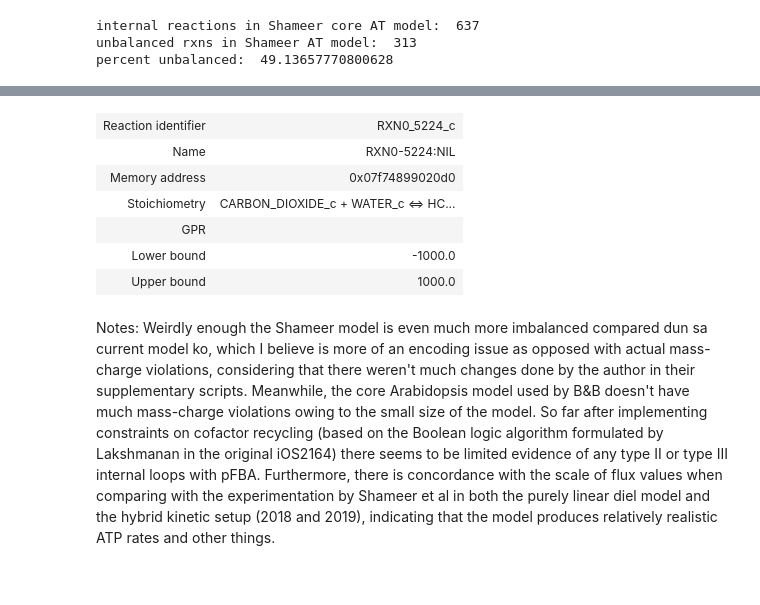
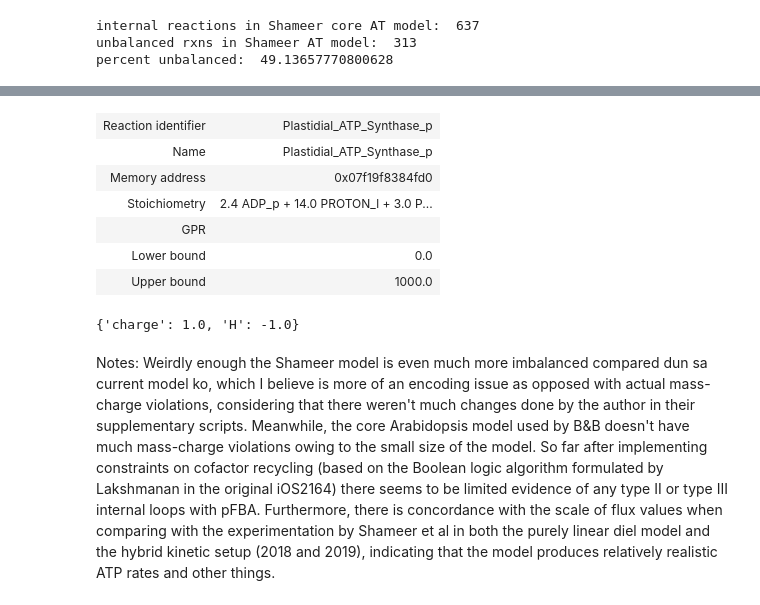
Before and after one commit to rtsantos3/RiceMM, a Jupyter notebook: Scripts/model_benchmarking/Checking Mass Balances in Models and comparison.ipynb, the cells around one changed output, grey strips where cells are left out. Drawn from its saved outputs; the diff is of its cells as text; code cells hidden in the pictures.

Commit message:
Checking proton balancing and rebalanced some reactions

```diff
--- a/Scripts/model_benchmarking/Checking Mass Balances in Models and comparison.ipynb
+++ b/Scripts/model_benchmarking/Checking Mass Balances in Models and comparison.ipynb
@@ -99,0 +76,4 @@ at_core_model.boundary
+# %%
+#How about yung core Arabidopsis model nina Shameer et al (2019) -- yung C3 mitochondria
+shameer_model = cobra.io.read_sbml_model('./Supplementary_PrevLit/Shameer (2019)/core_model.xml')
+internal_rxns = set(shameer_model.reactions) - set(shameer_model.boundary)
@@ -108,9 +106,6 @@ internal reactions in B&B core AT model:  475
 unbalanced rxns in B&B:  88
 percent unbalanced:  18.526315789473685
 # %%
-#How about yung core Arabidopsis model nina Shameer et al (2019) -- yung C3 mitochondria
-shameer_model = cobra.io.read_sbml_model('../Supplementary_PrevLit/Shameer (2019)/core_model.xml')
-internal_rxns = set(shameer_model.reactions) - set(shameer_model.boundary)
 # %% [output]
 Model does not contain SBML fbc package information.
 SBML package 'layout' not supported by cobrapy, information is not parsed
@@ -159,13 +165,17 @@ percent unbalanced:  49.13657770800628
+# %%
+shameer_model.reactions.Plastidial_ATP_Synthase_p
+# %% [output]
+| Reaction identifier | Plastidial_ATP_Synthase_p |
+| Name | Plastidial_ATP_Synthase_p |
+| Memory address | 0x07f19f8384fd0 |
+| Stoichiometry | 2.4 ADP_p + 14.0 PROTON_l + 3.0 P... |
+| GPR |  |
+| Lower bound | 0.0 |
+| Upper bound | 1000.0 |
 # %%
-shameer_model.reactions.RXN0_5224_c
+shameer_model.reactions.RXN_7678_NADP_p.check_mass_balance()
 # %% [output]
-| Reaction identifier | RXN0_5224_c |
-| Name | RXN0-5224:NIL |
-| Memory address | 0x07f74899020d0 |
-| Stoichiometry | CARBON_DIOXIDE_c + WATER_c <=> HC... |
-| GPR |  |
-| Lower bound | -1000.0 |
-| Upper bound | 1000.0 |
+{'charge': 1.0, 'H': -1.0}
 # %% [markdown]
 Notes:
 Weirdly enough the Shameer model is even much more imbalanced compared dun sa current model ko, which I believe is more of an encoding issue as opposed with actual mass-charge violations, considering that there weren't much changes done by the author in their supplementary scripts.
```
Also changed, not shown: parts of 8 cells of this notebook, 2 other files.
